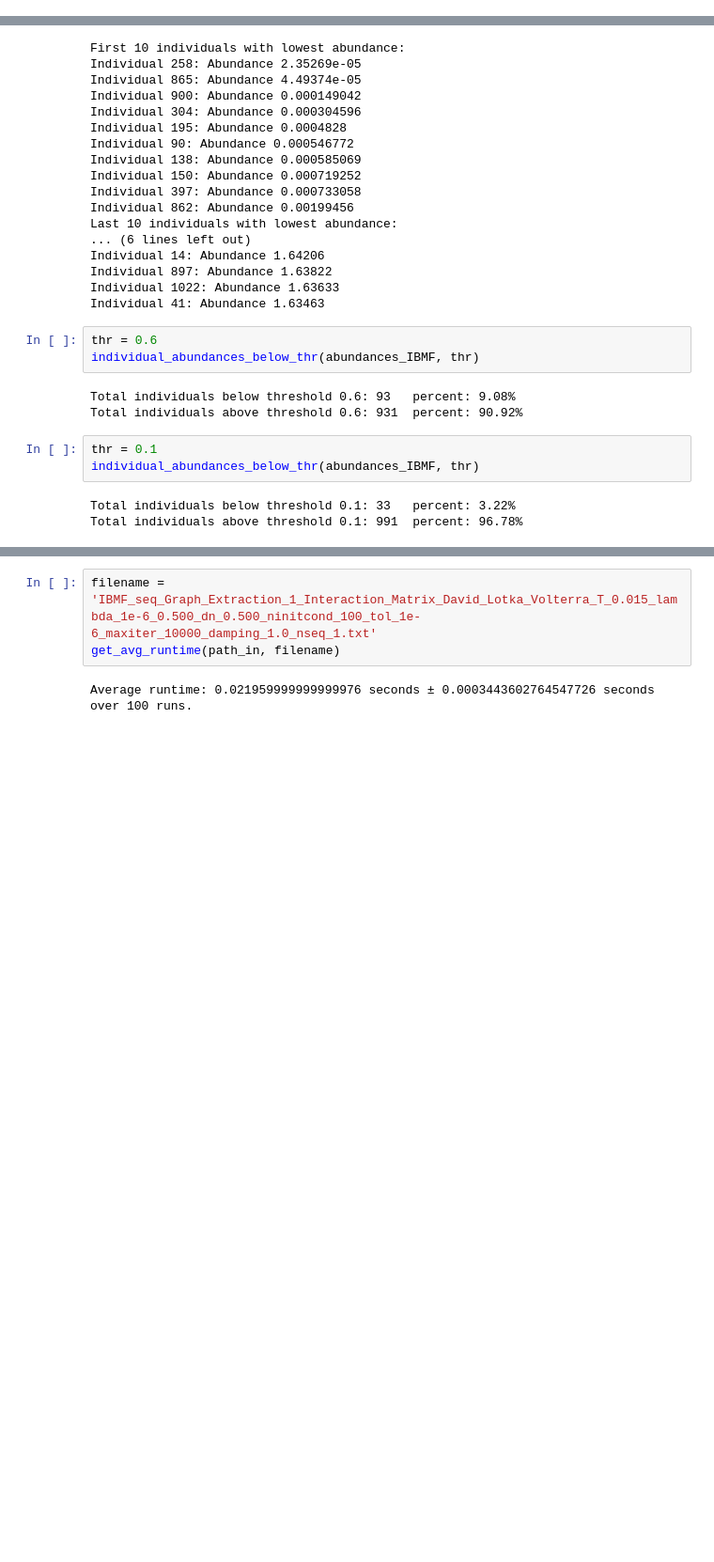
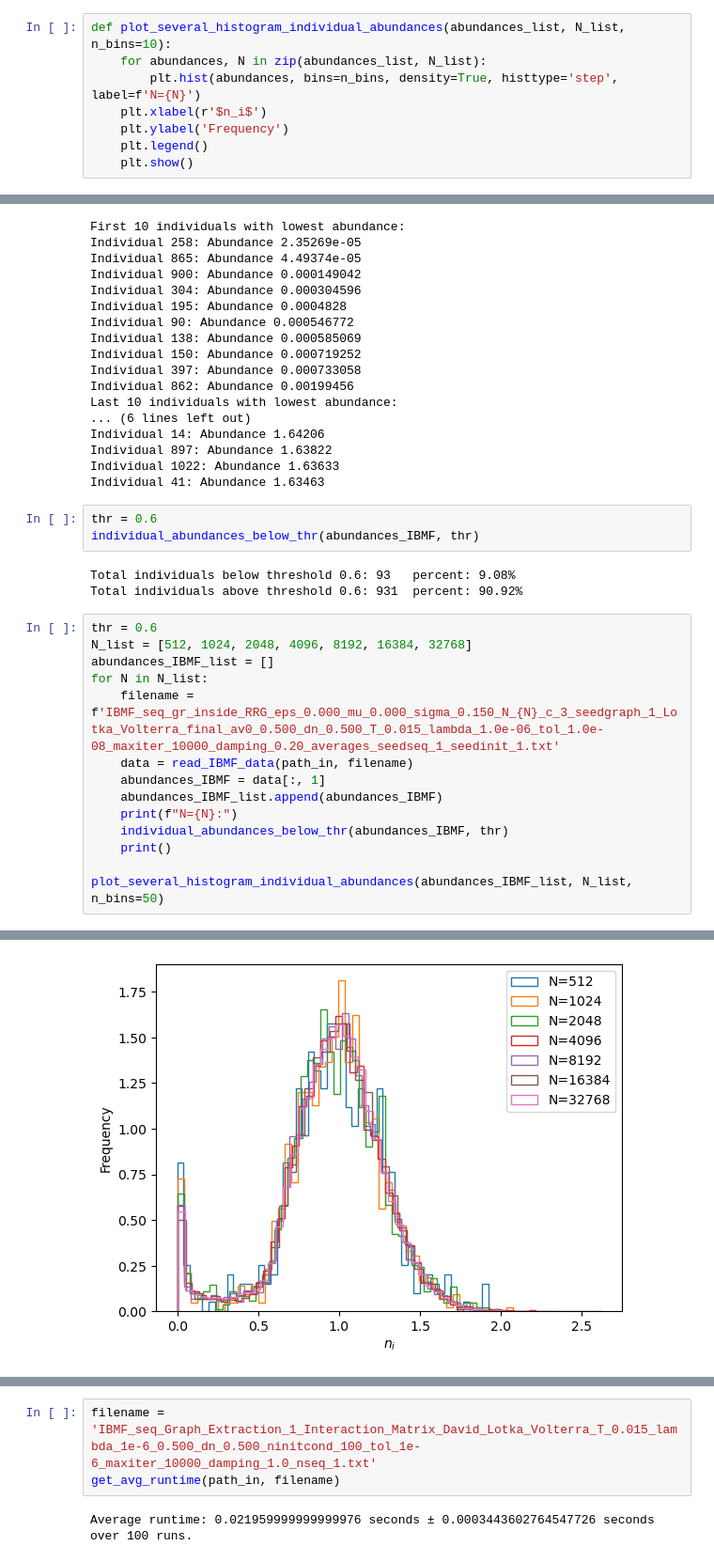
Before and after one commit to d4v1d-cub/Ecology, a Jupyter notebook: processing_data/IBMF/process_IBMF_one_graph.ipynb, the cells around one changed output, grey strips where cells are left out. Shown at 94% size. Saved outputs shown, nothing was run; the diff lists cells and outputs as text; blank space fills up the shorter version.

Commit message:
finite size effects one graph

```diff
--- a/processing_data/IBMF/process_IBMF_one_graph.ipynb
+++ b/processing_data/IBMF/process_IBMF_one_graph.ipynb
@@ -45,6 +55,14 @@ def plot_histogram_individual_abundances(abundances, n_bins=10):
     plt.xlabel(r'$n_i$')
     plt.ylabel('Frequency')
     plt.show()
+# %%
+def plot_several_histogram_individual_abundances(abundances_list, N_list, n_bins=10):
+    for abundances, N in zip(abundances_list, N_list):
+        plt.hist(abundances, bins=n_bins, density=True, histtype='step', label=f'N={N}')
+    plt.xlabel(r'$n_i$')
+    plt.ylabel('Frequency')
+    plt.legend()
+    plt.show()
 # %%
 def plot_histogram_individual_abundances_log(abundances, n_bins=10):
     logbins = np.logspace(np.log10(np.min(abundances)), np.log10(np.max(abundances)), n_bins)
@@ -88,9 +106,18 @@ individual_abundances_below_thr(abundances_IBMF, thr)
 # %% [output]
 Total individuals below threshold 0.6: 93   percent: 9.08%
 Total individuals above threshold 0.6: 931  percent: 90.92%
-# %%
-thr = 0.1
-individual_abundances_below_thr(abundances_IBMF, thr)
-# %% [output]
-Total individuals below threshold 0.1: 33   percent: 3.22%
-Total individuals above threshold 0.1: 991  percent: 96.78%
+# %%
+thr = 0.6
+N_list = [512, 1024, 2048, 4096, 8192, 16384, 32768]
+abundances_IBMF_list = []
+for N in N_list:
+    filename = f'IBMF_seq_gr_inside_RRG_eps_0.000_mu_0.000_sigma_0.150_N_{N}_c_3_seedgraph_1_Lotka_Volterra_final_av0_0.500_dn_0.500_T_0.015_lambda_1.0e-06_tol_1.0e-08_maxiter_10000_damping_0.20_averages_seedseq_1_seedinit_1.txt'
+    data = read_IBMF_data(path_in, filename)
+    abundances_IBMF = data[:, 1]
+    abundances_IBMF_list.append(abundances_IBMF)
+    print(f"N={N}:")
+    individual_abundances_below_thr(abundances_IBMF, thr)
+    print()
+
+plot_several_histogram_individual_abundances(abundances_IBMF_list, N_list, n_bins=50)
+# %% [output]
@@ -96,0 +141 @@ Total individuals above threshold 0.1: 991  percent: 96.78%
+[figure, added]
```
Also changed, not shown: parts of 3 cells of this notebook.
